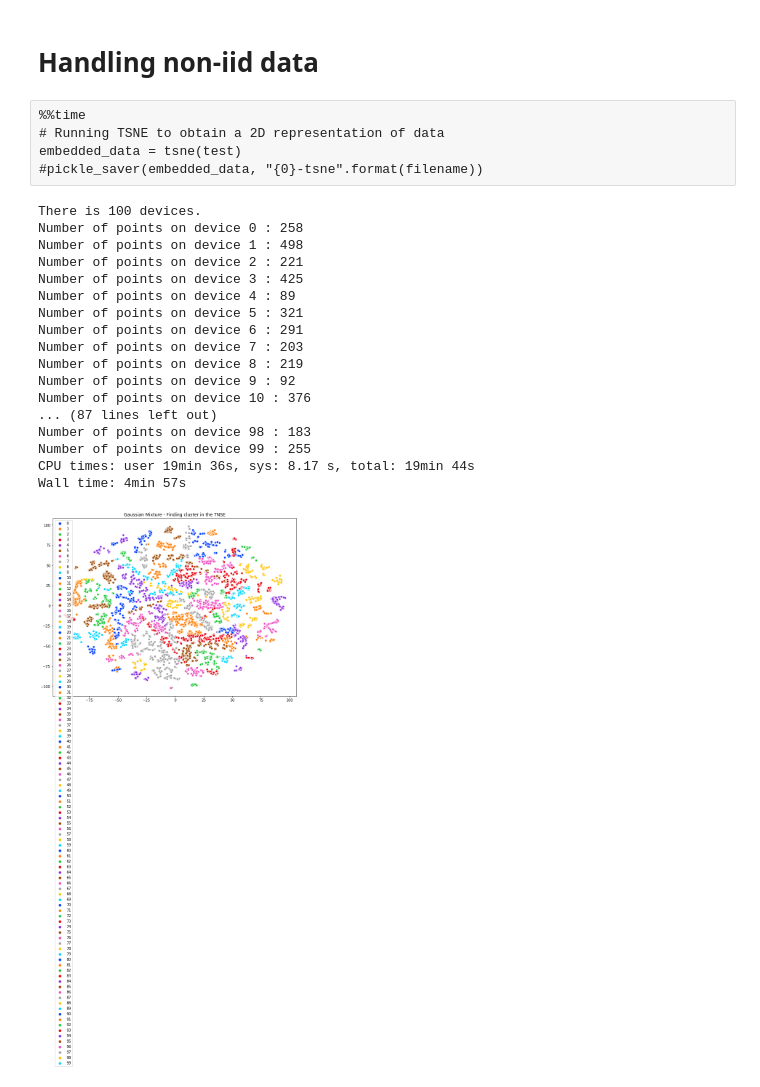
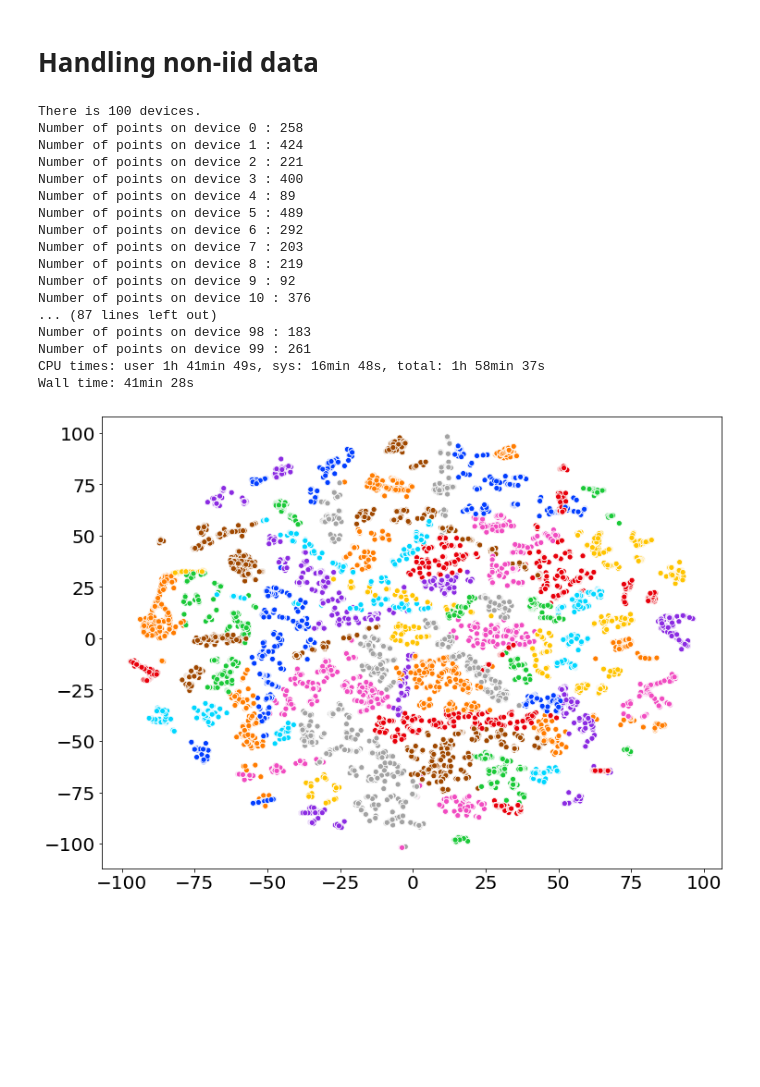
Before and after one commit to philipco/artemis-bidirectional-compression, a Jupyter notebook: notebook/devices-sampling-superconduct.ipynb, the cells around one changed output. Drawn from its saved outputs; the diff is of its cells as text; code cells hidden in the pictures; blank space fills up the shorter version.

```diff
--- a/notebook/devices-sampling-superconduct.ipynb
+++ b/notebook/devices-sampling-superconduct.ipynb
@@ -35,7 +35,7 @@ from src.utils.Utilities import pickle_loader, pickle_saver
 from src.utils.runner.RunnerUtilities import *
 from src.utils.runner.ResultsOfSeveralDescents import ResultsOfSeveralDescents
 
-filename = "superconduct"
+filename = "ds-superconduct"
 
 nb_devices_for_the_run = 100
 nb_devices_sampled = 10
@@ -91,39 +88,34 @@ No missing value. Great !
 No transformation has been needed to be applied on data, thus we can directly apply the TSNE on raw panda dataframe.
 # %% [markdown]
 # Handling non-iid data
-# %% [raw]
-%%time
-# Running TSNE to obtain a 2D representation of data
-embedded_data = tsne(test)
-#pickle_saver(embedded_data, "{0}-tsne".format(filename))
 # %%
 %%time
 nb_cluster = nb_devices_for_the_run
-embedded_data = pickle_loader("{0}-tsne".format(filename))
+embedded_data = pickle_loader("superconduct-tsne".format(filename))
 # Finding clusters in the TNSE
 predicted_cluster = find_cluster(embedded_data, nb_cluster)
 # With the found clusters, splitting data.
 X, Y = clustering_data(data, predicted_cluster, "critical_temp", nb_cluster, scale_Y=True)
 dim_notebook = X[0].shape[1] - 1
 # %% [output]
 There is 100 devices.
 Number of points on device 0 : 258
-Number of points on device 1 : 498
+Number of points on device 1 : 424
 Number of points on device 2 : 221
-Number of points on device 3 : 425
+Number of points on device 3 : 400
 Number of points on device 4 : 89
-Number of points on device 5 : 321
-Number of points on device 6 : 291
+Number of points on device 5 : 489
+Number of points on device 6 : 292
 Number of points on device 7 : 203
 Number of points on device 8 : 219
 Number of points on device 9 : 92
 Number of points on device 10 : 376
 ... (87 lines left out)
 Number of points on device 98 : 183
-Number of points on device 99 : 255
-CPU times: user 19min 36s, sys: 8.17 s, total: 19min 44s
-Wall time: 4min 57s
+Number of points on device 99 : 261
+CPU times: user 1h 41min 49s, sys: 16min 48s, total: 1h 58min 37s
+Wall time: 41min 28s
-[figure, old version]
+[figure, new version]
 # %%
 from src.utils.DataClustering import rebalancing_clusters
 X_r, Y_r = rebalancing_clusters(X, Y)
```
Also changed, not shown: parts of 51 cells of this notebook, 12 other files.
